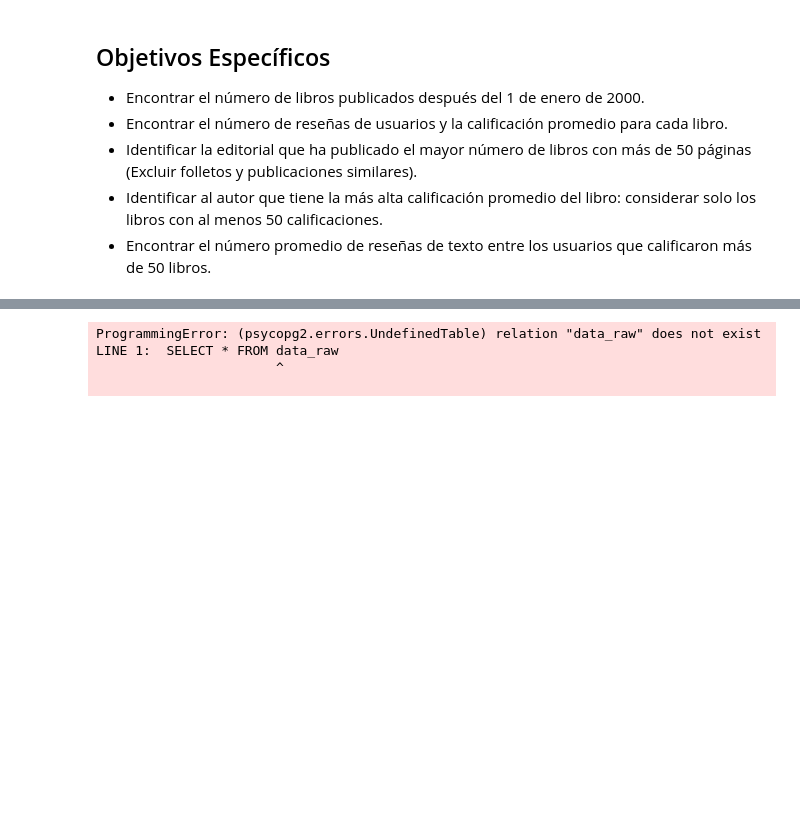
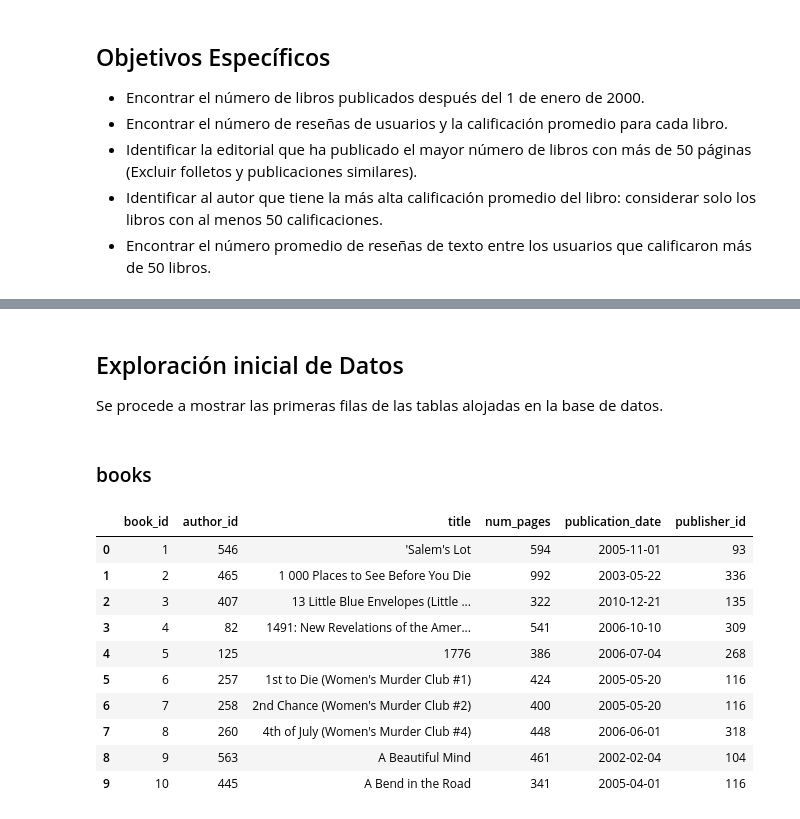
Before and after one commit to ScinDBad/DA_proyecto_final, a Jupyter notebook: sql_bookdata/sql_bookdata.ipynb, the cells around one changed output, grey strips where cells are left out. Drawn from its saved outputs; the diff is of its cells as text; code cells hidden in the pictures; blank space fills up the shorter version.

Commit message:
update: tables first look

```diff
--- a/sql_bookdata/sql_bookdata.ipynb
+++ b/sql_bookdata/sql_bookdata.ipynb
@@ -37,9 +89,38 @@ connection_string = 'postgresql://{}:{}@{}:{}/{}'.format(db_config['user'],
 engine = create_engine(connection_string, connect_args={'sslmode': 'require'})
-# %%
-query = ''' SELECT * FROM data_raw '''
-pd.io.sql.read_sql(query, con = engine)
-# %% [output]
-ProgrammingError: (psycopg2.errors.UndefinedTable) relation "data_raw" does not exist
-LINE 1:  SELECT * FROM data_raw
-                       ^
-
+# %%
+# Definir función para mostrar consulta SQL
+def show(query, con=engine):
+    """
+    Función que ejecuta una consulta SQL y devuelve resultado como Df de pandas.
+
+    Args:
+        query: La consulta SQL a ejecutar.
+        engine: El objeto de conexión a la base de datos.
+
+    Returns:
+        Un DataFrame de pandas con el resultado de la consulta.
+    """
+    return pd.io.sql.read_sql(query, con=con)
+# %% [markdown]
+## Exploración inicial de Datos
+
+Se procede a mostrar las primeras filas de las tablas alojadas en la base de datos.
+# %% [markdown]
+### books
+# %%
+# Mostrar primeras 10 filas de la tabla books
+query = ''' SELECT * FROM books
+            limit 10; '''
+show(query)
+# %% [output]
+|  | book_id | author_id | title | num_pages | publication_date | publisher_id |
+| 0 | 1 | 546 | 'Salem's Lot | 594 | 2005-11-01 | 93 |
+| 1 | 2 | 465 | 1 000 Places to See Before You Die | 992 | 2003-05-22 | 336 |
+| 2 | 3 | 407 | 13 Little Blue Envelopes (Little ... | 322 | 2010-12-21 | 135 |
+| 3 | 4 | 82 | 1491: New Revelations of the Amer... | 541 | 2006-10-10 | 309 |
+| 4 | 5 | 125 | 1776 | 386 | 2006-07-04 | 268 |
+| 5 | 6 | 257 | 1st to Die (Women's Murder Club #1) | 424 | 2005-05-20 | 116 |
+| 6 | 7 | 258 | 2nd Chance (Women's Murder Club #2) | 400 | 2005-05-20 | 116 |
+| 7 | 8 | 260 | 4th of July (Women's Murder Club #4) | 448 | 2006-06-01 | 318 |
+| 8 | 9 | 563 | A Beautiful Mind | 461 | 2002-02-04 | 104 |
+| 9 | 10 | 445 | A Bend in the Road | 341 | 2005-04-01 | 116 |
```
Also changed, not shown: parts of 15 cells of this notebook.
